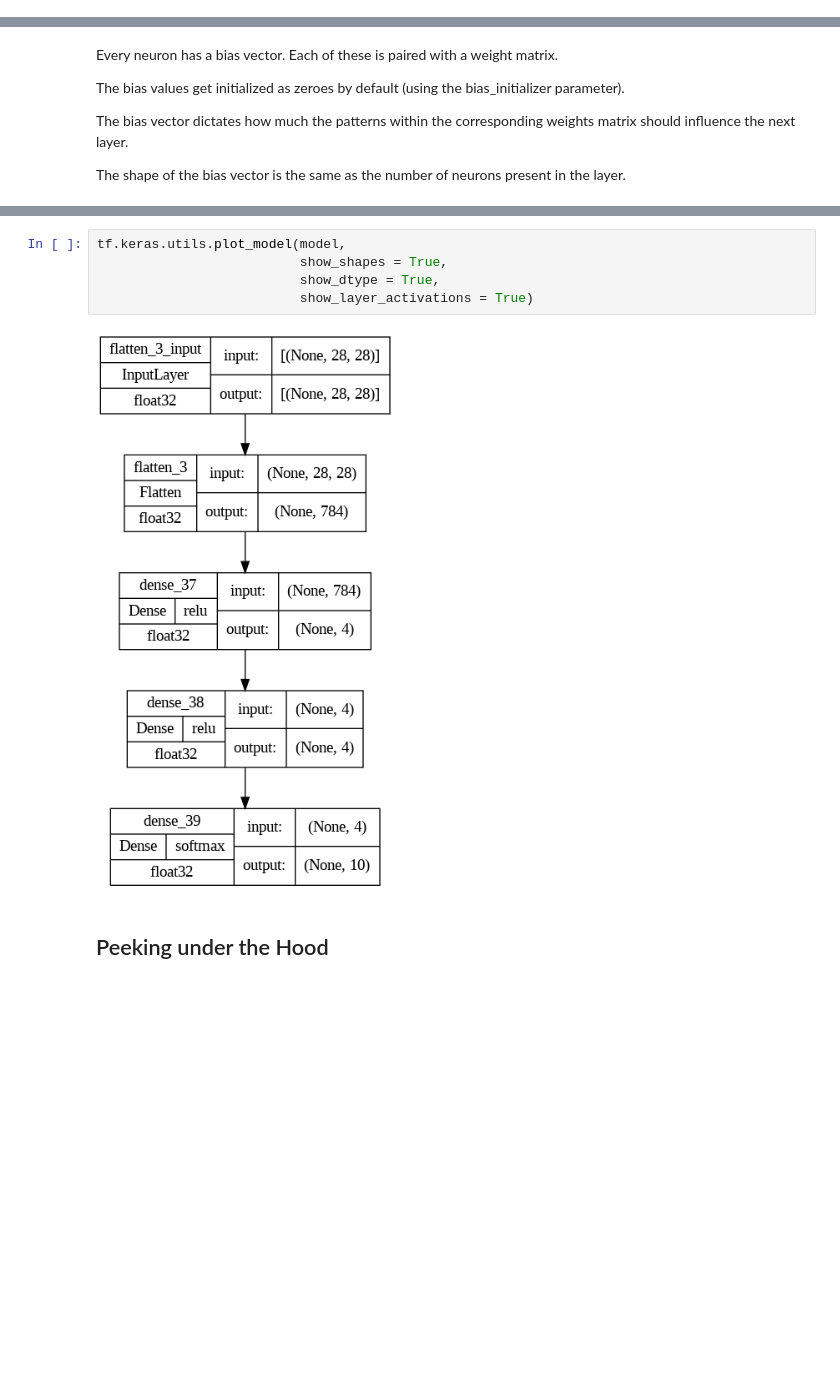
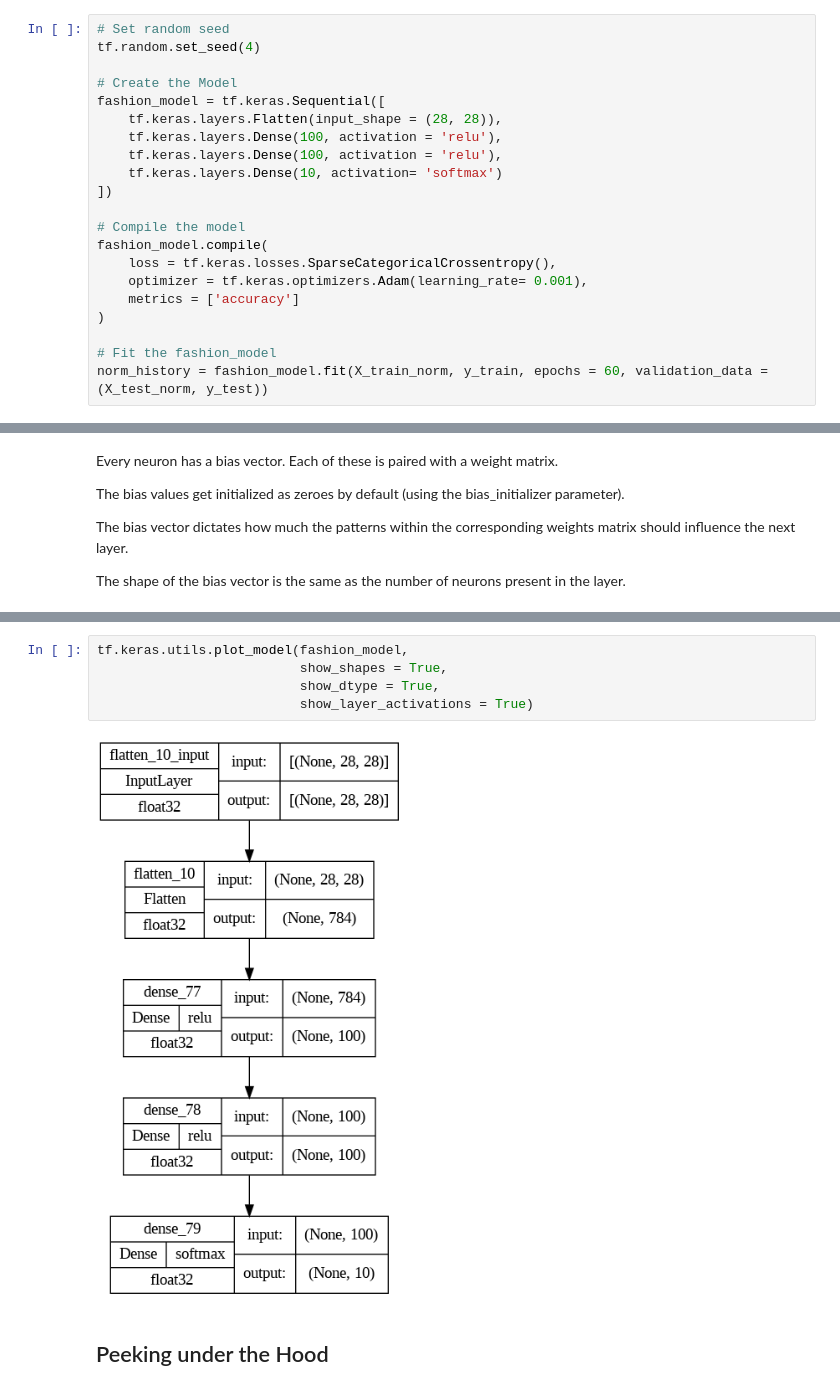
Before and after one commit to Anikate-De/TensorFlow-Deep-Learning, a Jupyter notebook: Neural Network Classification.ipynb, the cells around one changed output, grey strips where cells are left out. Drawn from its saved outputs; the diff is of its cells as text; blank space fills up the shorter version.

```diff
--- a/Neural Network Classification.ipynb
+++ b/Neural Network Classification.ipynb
@@ -1089,0 +1083,21 @@ Epoch 20/20
+# %%
+# Set random seed
+tf.random.set_seed(4)
+
+# Create the Model
+fashion_model = tf.keras.Sequential([
+    tf.keras.layers.Flatten(input_shape = (28, 28)),
+    tf.keras.layers.Dense(100, activation = 'relu'),
+    tf.keras.layers.Dense(100, activation = 'relu'),
+    tf.keras.layers.Dense(10, activation= 'softmax')
+])
+
+# Compile the model
+fashion_model.compile(
+    loss = tf.keras.losses.SparseCategoricalCrossentropy(),
+    optimizer = tf.keras.optimizers.Adam(learning_rate= 0.001),
+    metrics = ['accuracy']
+)
+
+# Fit the fashion_model
+norm_history = fashion_model.fit(X_train_norm, y_train, epochs = 60, validation_data = (X_test_norm, y_test))
@@ -1191,12 +1280,12 @@ Trainable params: 3,210
 Non-trainable params: 0
 _________________________________________________________________
 # %%
-tf.keras.utils.plot_model(model,
+tf.keras.utils.plot_model(fashion_model,
                           show_shapes = True,
                           show_dtype = True,
                           show_layer_activations = True)
 # %% [output]
-[figure, old version]
+[figure, new version]
 # %% [markdown]
 ## Peeking under the Hood
 # %% [markdown]
```
Also changed, not shown: parts of 48 cells of this notebook.
